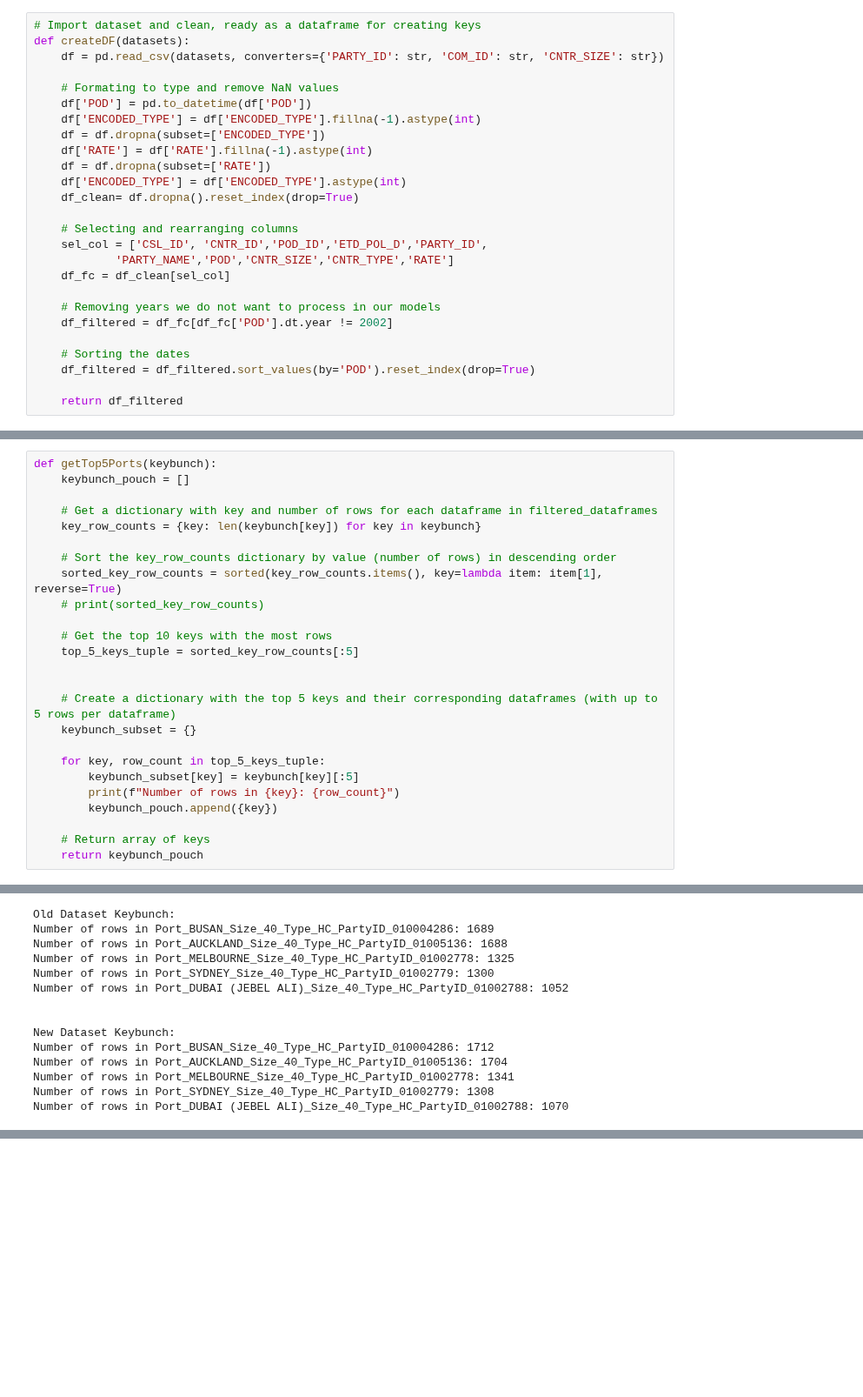
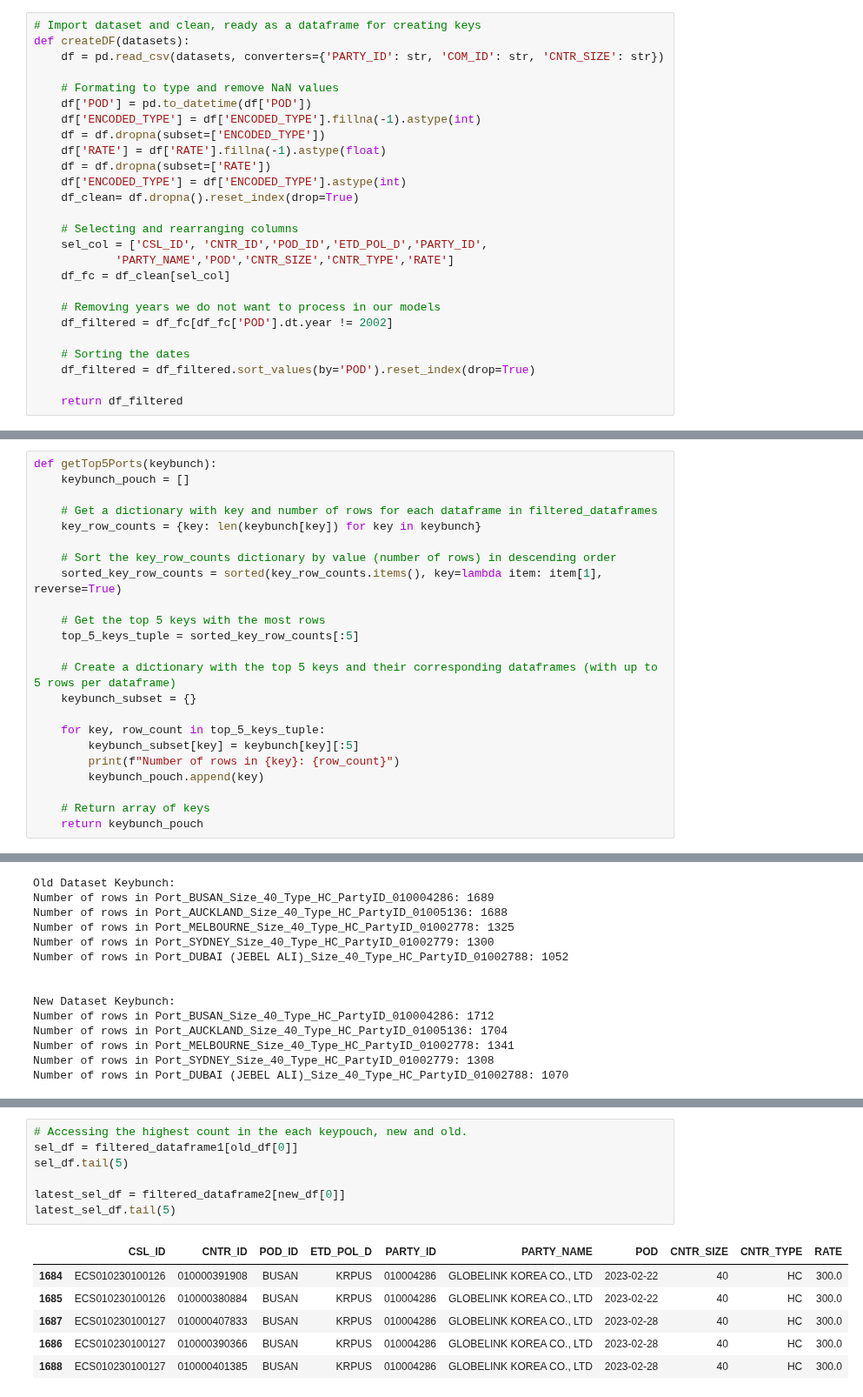
Before and after one commit to aloysiuswjw/Cost-Rate-Analysis, a Jupyter notebook: TestingAcc.ipynb, the cells around one changed output, grey strips where cells are left out. Shown at 87% size. Drawn from its saved outputs; the diff is of its cells as text; blank space fills up the shorter version.

Commit message:
Had some mistakes and created a new dataframe for the new datapoints for forecasting

```diff
--- a/TestingAcc.ipynb
+++ b/TestingAcc.ipynb
@@ -25,7 +25,7 @@ def createDF(datasets):
     df['POD'] = pd.to_datetime(df['POD'])
     df['ENCODED_TYPE'] = df['ENCODED_TYPE'].fillna(-1).astype(int)
     df = df.dropna(subset=['ENCODED_TYPE'])
-    df['RATE'] = df['RATE'].fillna(-1).astype(int)
+    df['RATE'] = df['RATE'].fillna(-1).astype(float)
     df = df.dropna(subset=['RATE'])
     df['ENCODED_TYPE'] = df['ENCODED_TYPE'].astype(int)
     df_clean= df.dropna().reset_index(drop=True)
@@ -142,11 +142,9 @@ def getTop5Ports(keybunch):
 
     # Sort the key_row_counts dictionary by value (number of rows) in descending order
     sorted_key_row_counts = sorted(key_row_counts.items(), key=lambda item: item[1], reverse=True)
-    # print(sorted_key_row_counts)
 
-    # Get the top 10 keys with the most rows
+    # Get the top 5 keys with the most rows
     top_5_keys_tuple = sorted_key_row_counts[:5]
-
 
     # Create a dictionary with the top 5 keys and their corresponding dataframes (with up to 5 rows per dataframe)
     keybunch_subset = {}
@@ -154,7 +152,7 @@ def getTop5Ports(keybunch):
     for key, row_count in top_5_keys_tuple:
         keybunch_subset[key] = keybunch[key][:5]
         print(f"Number of rows in {key}: {row_count}")
-        keybunch_pouch.append({key})
+        keybunch_pouch.append(key)
 
     # Return array of keys
     return keybunch_pouch
@@ -182,0 +183,14 @@ Number of rows in Port_DUBAI (JEBEL ALI)_Size_40_Type_HC_PartyID_01002788: 1070
+# %%
+# Accessing the highest count in the each keypouch, new and old.
+sel_df = filtered_dataframe1[old_df[0]]
+sel_df.tail(5)
+
+latest_sel_df = filtered_dataframe2[new_df[0]]
+latest_sel_df.tail(5)
+# %% [output]
+|  | CSL_ID | CNTR_ID | POD_ID | ETD_POL_D | PARTY_ID | PARTY_NAME | POD | CNTR_SIZE | CNTR_TYPE | RATE |
+| 1684 | ECS010230100126 | 010000391908 | BUSAN | KRPUS | 010004286 | GLOBELINK KOREA CO., LTD | 2023-02-22 | 40 | HC | 300.0 |
+| 1685 | ECS010230100126 | 010000380884 | BUSAN | KRPUS | 010004286 | GLOBELINK KOREA CO., LTD | 2023-02-22 | 40 | HC | 300.0 |
+| 1687 | ECS010230100127 | 010000407833 | BUSAN | KRPUS | 010004286 | GLOBELINK KOREA CO., LTD | 2023-02-28 | 40 | HC | 300.0 |
+| 1686 | ECS010230100127 | 010000390366 | BUSAN | KRPUS | 010004286 | GLOBELINK KOREA CO., LTD | 2023-02-28 | 40 | HC | 300.0 |
+| 1688 | ECS010230100127 | 010000401385 | BUSAN | KRPUS | 010004286 | GLOBELINK KOREA CO., LTD | 2023-02-28 | 40 | HC | 300.0 |
```
Also changed, not shown: parts of 5 cells of this notebook.
